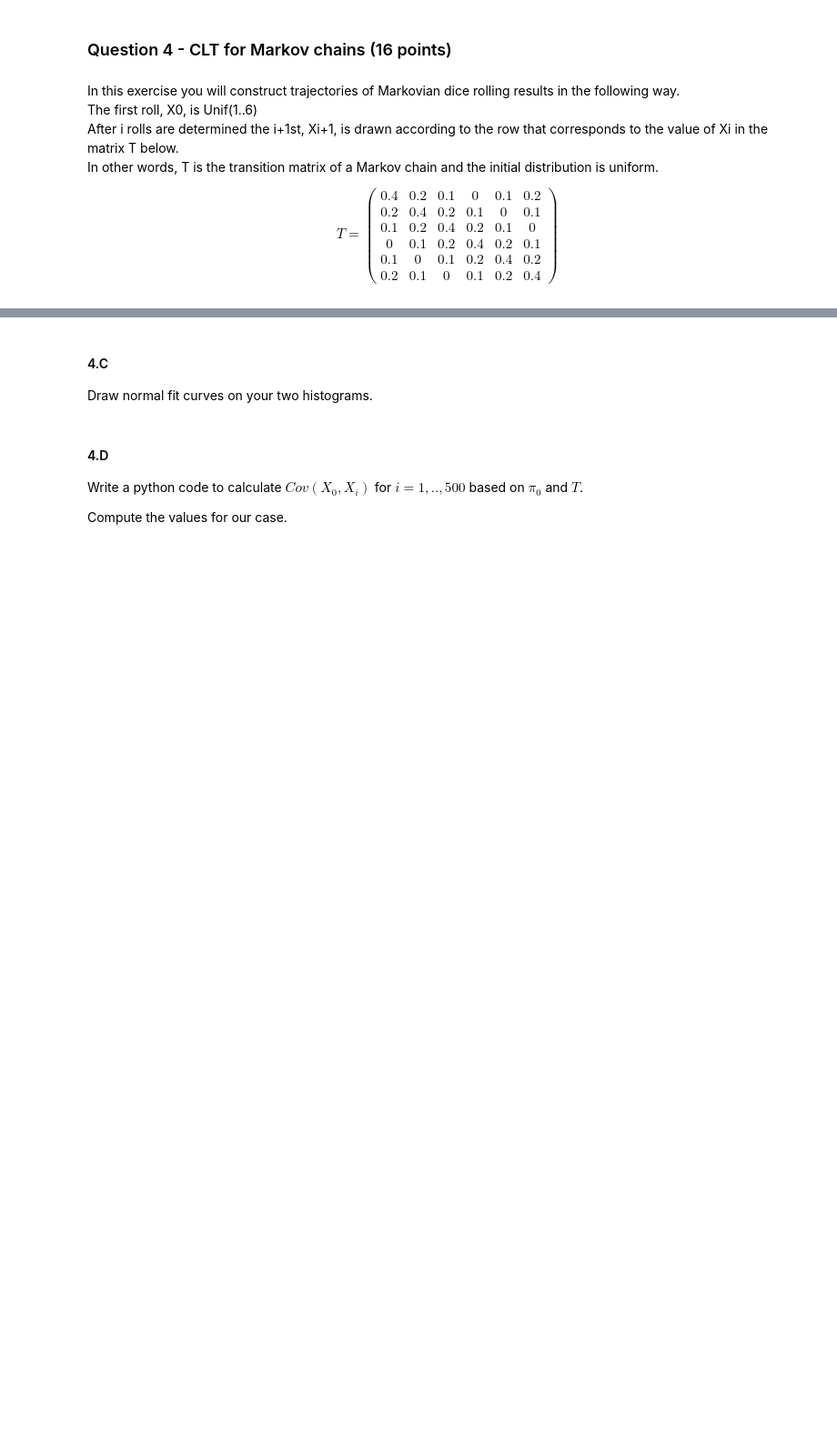
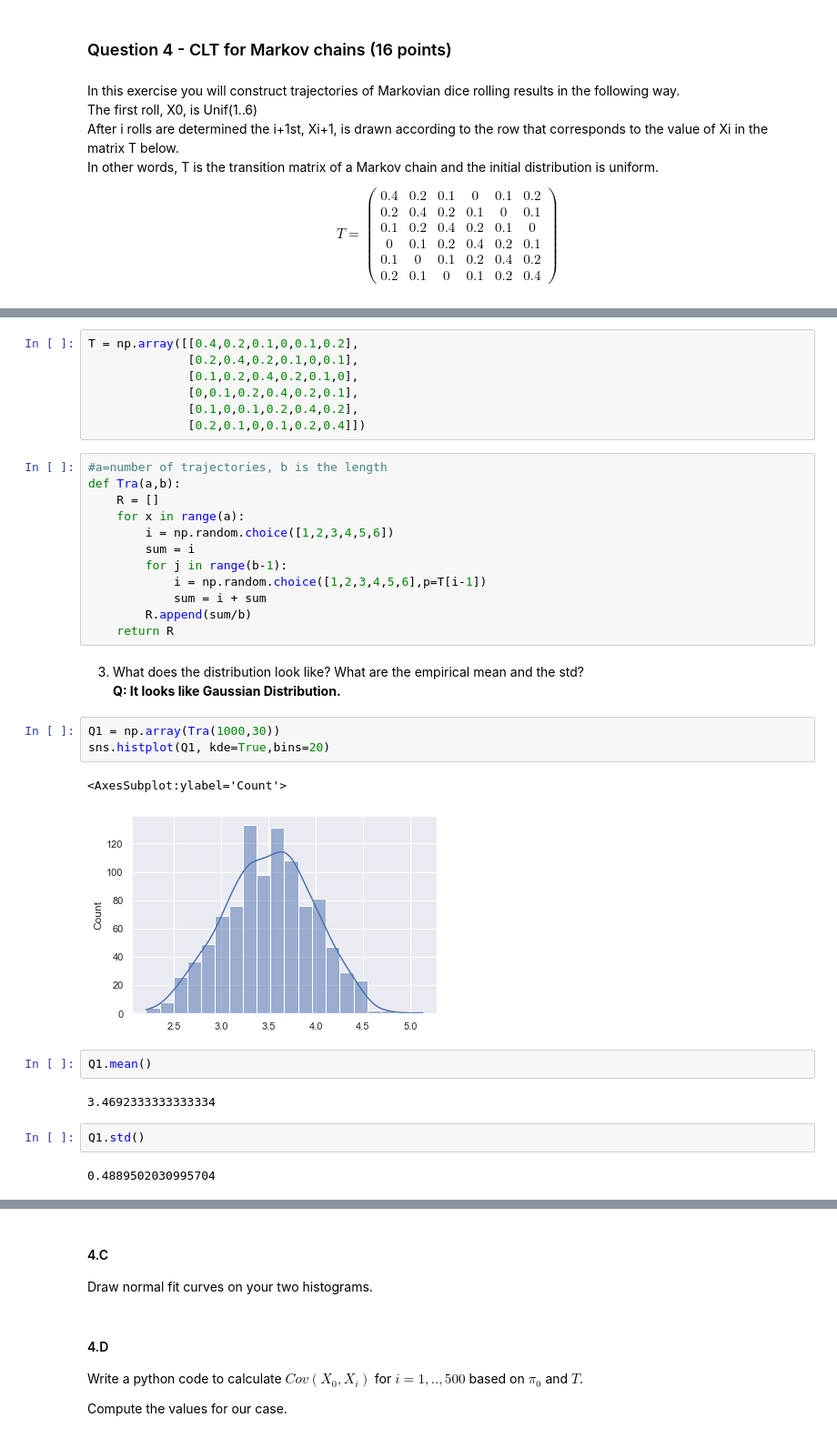
Before and after one commit to ronigold/Statistics_HW, a Jupyter notebook: HW3.ipynb, the cells around one changed output, grey strips where cells are left out. Shown at 91% size. Drawn from its saved outputs; the diff is of its cells as text; blank space fills up the shorter version.

```diff
--- a/HW3.ipynb
+++ b/HW3.ipynb
@@ -541,0 +605,36 @@ T =
+# %%
+T = np.array([[0.4,0.2,0.1,0,0.1,0.2],
+              [0.2,0.4,0.2,0.1,0,0.1],
+              [0.1,0.2,0.4,0.2,0.1,0],
+              [0,0.1,0.2,0.4,0.2,0.1],
+              [0.1,0,0.1,0.2,0.4,0.2],
+              [0.2,0.1,0,0.1,0.2,0.4]])
+# %%
+#a=number of trajectories, b is the length
+def Tra(a,b):
+    R = []
+    for x in range(a):
+        i = np.random.choice([1,2,3,4,5,6])
+        sum = i
+        for j in range(b-1):
+            i = np.random.choice([1,2,3,4,5,6],p=T[i-1])
+            sum = i + sum
+        R.append(sum/b)
+    return R
+# %% [markdown]
+3. What does the distribution look like? What are the empirical mean and the std?
+    **Q: It looks like Gaussian Distribution.**
+# %%
+Q1 = np.array(Tra(1000,30))
+sns.histplot(Q1, kde=True,bins=20)
+# %% [output]
+<AxesSubplot:ylabel='Count'>
+[figure, added]
+# %%
+Q1.mean()
+# %% [output]
+3.4692333333333334
+# %%
+Q1.std()
+# %% [output]
+0.4889502030995704
```
Also changed, not shown: parts of 14 cells of this notebook.
